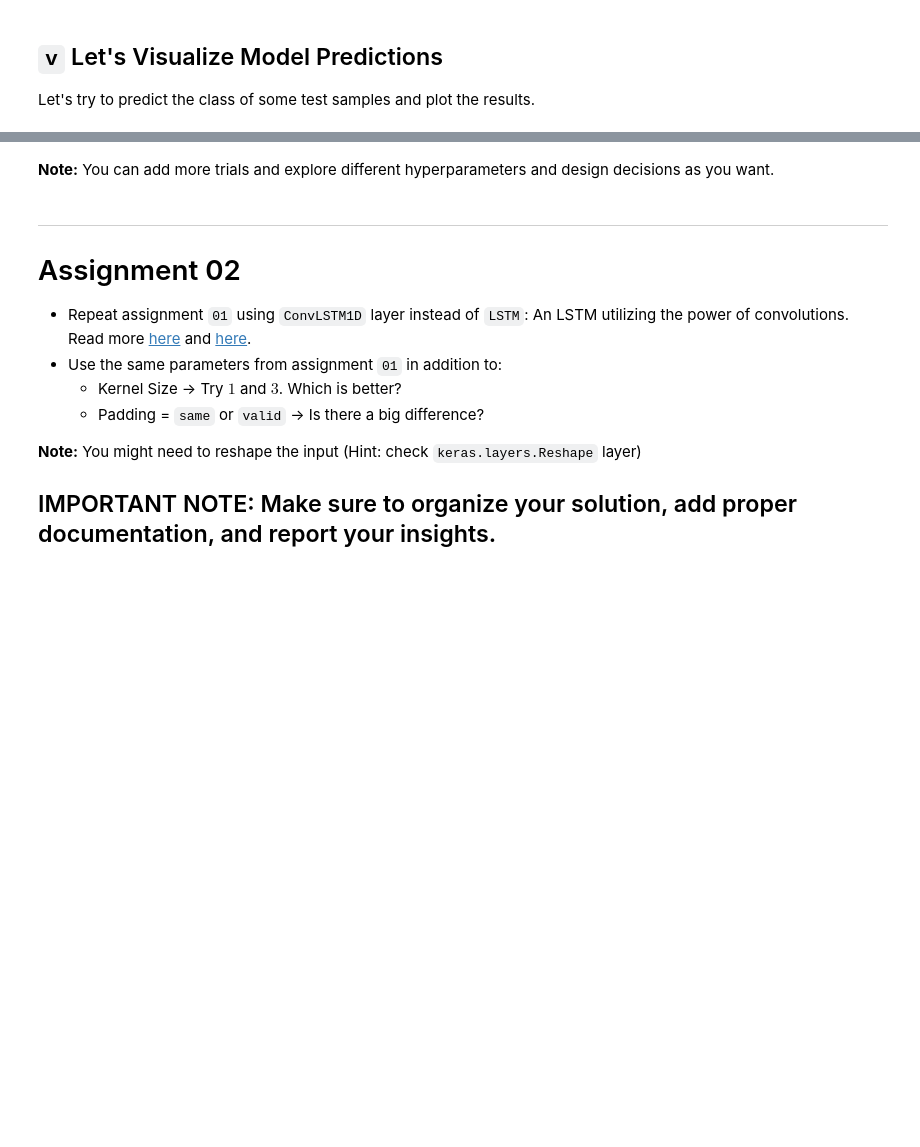
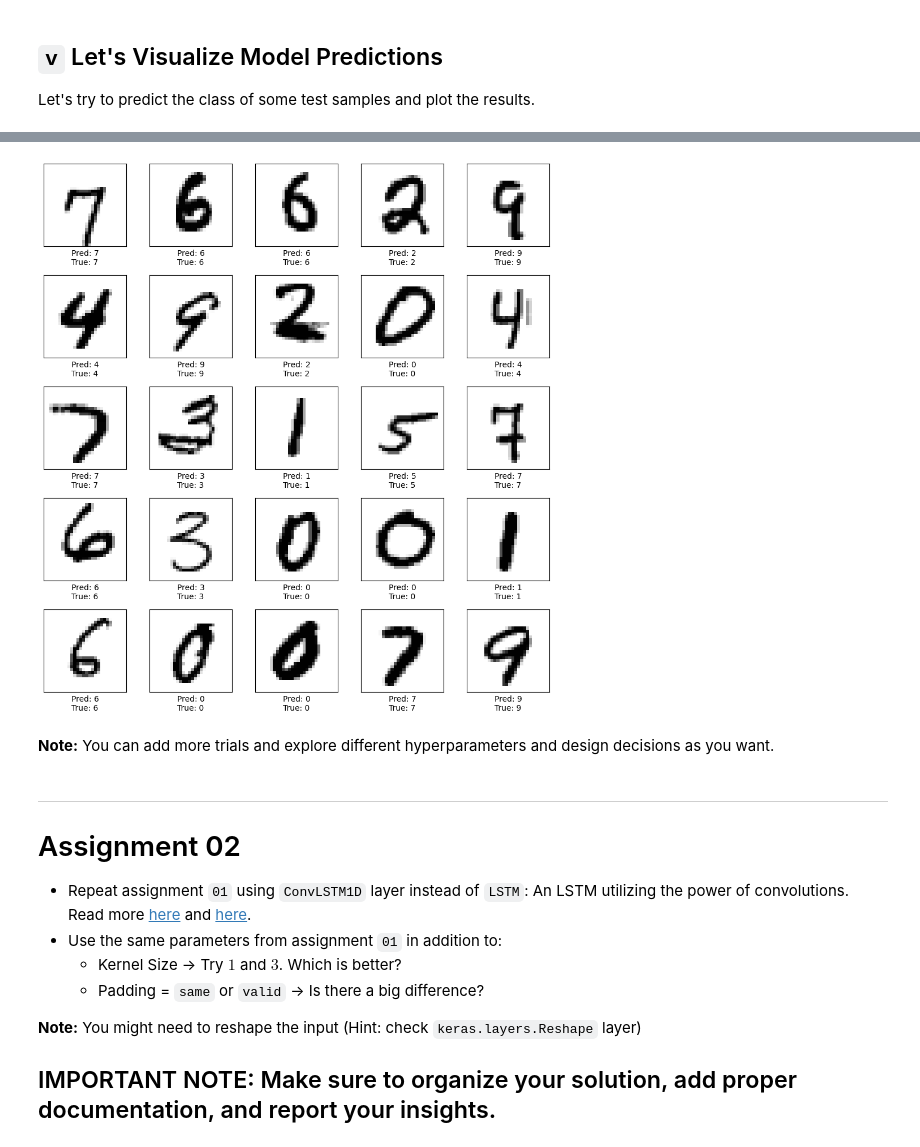
Before and after one commit to IsraaAbdelghany9/Deep_Learning_projects, a Jupyter notebook: MNIST_LSTM/MNIST_LSTM.ipynb, the cells around one changed output, grey strips where cells are left out. Saved outputs shown, nothing was run; the diff lists cells and outputs as text; code cells hidden in the pictures; blank space fills up the shorter version.

```diff
--- a/MNIST_LSTM/MNIST_LSTM.ipynb
+++ b/MNIST_LSTM/MNIST_LSTM.ipynb
@@ -77,0 +201,18 @@ Let's try to predict the class of some test samples and plot the results.
+# %%
+# Predict the classes of the test samples
+y_pred = model.predict(X_test)
+y_pred_classes = np.argmax(y_pred, axis=1)
+y_true = np.argmax(y_test, axis=1)
+
+# Plot some of the test samples along with their predicted and true classes
+plt.figure(figsize=(10, 10))
+for i in range(25):
+    plt.subplot(5, 5, i + 1)
+    plt.xticks([])
+    plt.yticks([])
+    plt.grid(False)
+    plt.imshow(X_test[i], cmap=plt.cm.binary)
+    plt.xlabel(f"Pred: {y_pred_classes[i]}\nTrue: {y_true[i]}")
+    plt.tight_layout()
+plt.show()
+# %% [output]
@@ -78,3 +220,4 @@ Let's try to predict the class of some test samples and plot the results.
+[figure, added]
 # %% [markdown]
 **Note:** You can add more trials and explore different hyperparameters and design decisions as you want.
 # %% [markdown]
```
Also changed, not shown: parts of 24 cells of this notebook.
